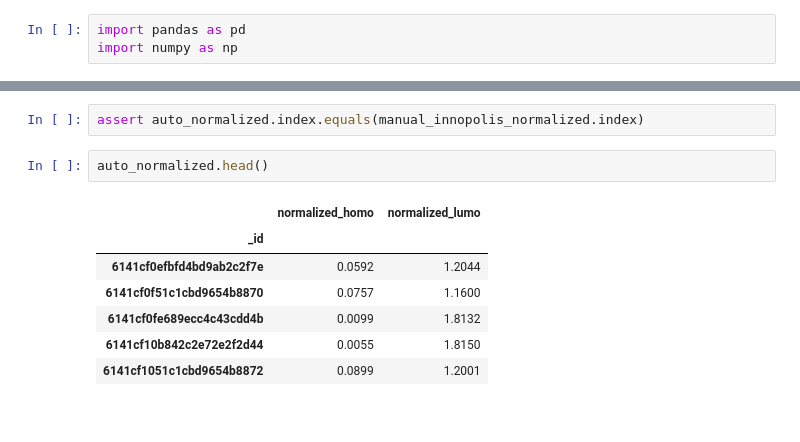
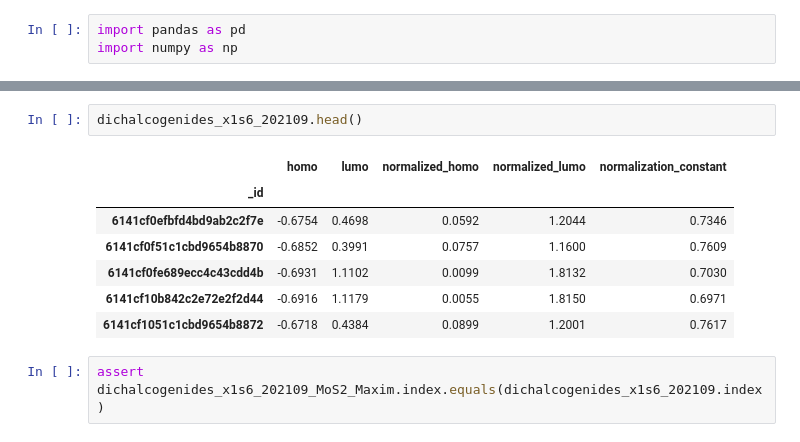
Before and after one commit to HSE-LAMBDA/ai4material_design, a Jupyter notebook: notebooks/compare_normalizations.ipynb, the cells around one changed output, grey strips where cells are left out. Cells and saved outputs as stored; diff of their text form.

```diff
--- a/notebooks/compare_normalizations.ipynb
+++ b/notebooks/compare_normalizations.ipynb
@@ -8,12 +21,12 @@ manual_innopolis_normalized = pd.read_csv("../datasets/csv_cif/dichalcogenides_x
+# %%
+dichalcogenides_x1s6_202109.head()
+# %% [output]
+|  | homo | lumo | normalized_homo | normalized_lumo | normalization_constant |
+| _id |  |  |  |  |  |
+| 6141cf0efbfd4bd9ab2c2f7e | -0.6754 | 0.4698 | 0.0592 | 1.2044 | 0.7346 |
+| 6141cf0f51c1cbd9654b8870 | -0.6852 | 0.3991 | 0.0757 | 1.1600 | 0.7609 |
+| 6141cf0fe689ecc4c43cdd4b | -0.6931 | 1.1102 | 0.0099 | 1.8132 | 0.7030 |
+| 6141cf10b842c2e72e2f2d44 | -0.6916 | 1.1179 | 0.0055 | 1.8150 | 0.6971 |
+| 6141cf1051c1cbd9654b8872 | -0.6718 | 0.4384 | 0.0899 | 1.2001 | 0.7617 |
 # %%
-assert auto_normalized.index.equals(manual_innopolis_normalized.index)
+assert dichalcogenides_x1s6_202109_MoS2_Maxim.index.equals(dichalcogenides_x1s6_202109.index)
-# %%
-auto_normalized.head()
-# %% [output]
-|  | normalized_homo | normalized_lumo |
-| _id |  |  |
-| 6141cf0efbfd4bd9ab2c2f7e | 0.0592 | 1.2044 |
-| 6141cf0f51c1cbd9654b8870 | 0.0757 | 1.1600 |
-| 6141cf0fe689ecc4c43cdd4b | 0.0099 | 1.8132 |
-| 6141cf10b842c2e72e2f2d44 | 0.0055 | 1.8150 |
-| 6141cf1051c1cbd9654b8872 | 0.0899 | 1.2001 |
```
Also changed, not shown: parts of 6 cells of this notebook.
